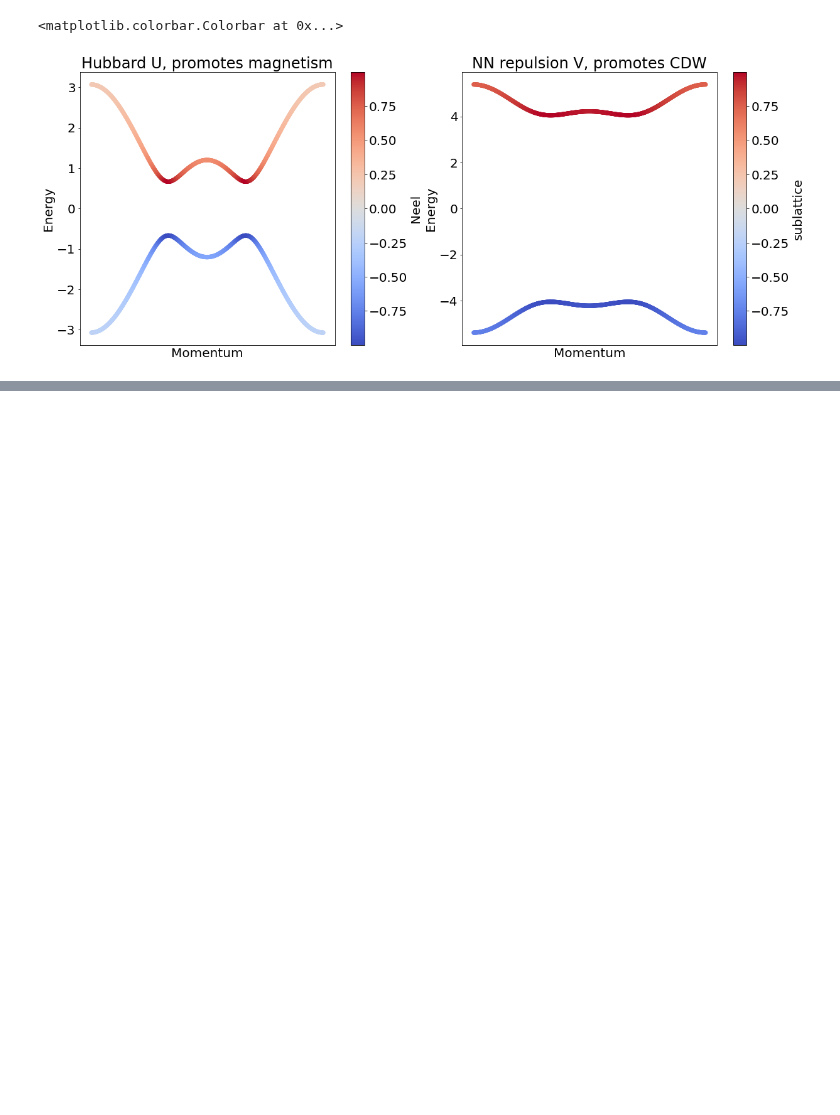
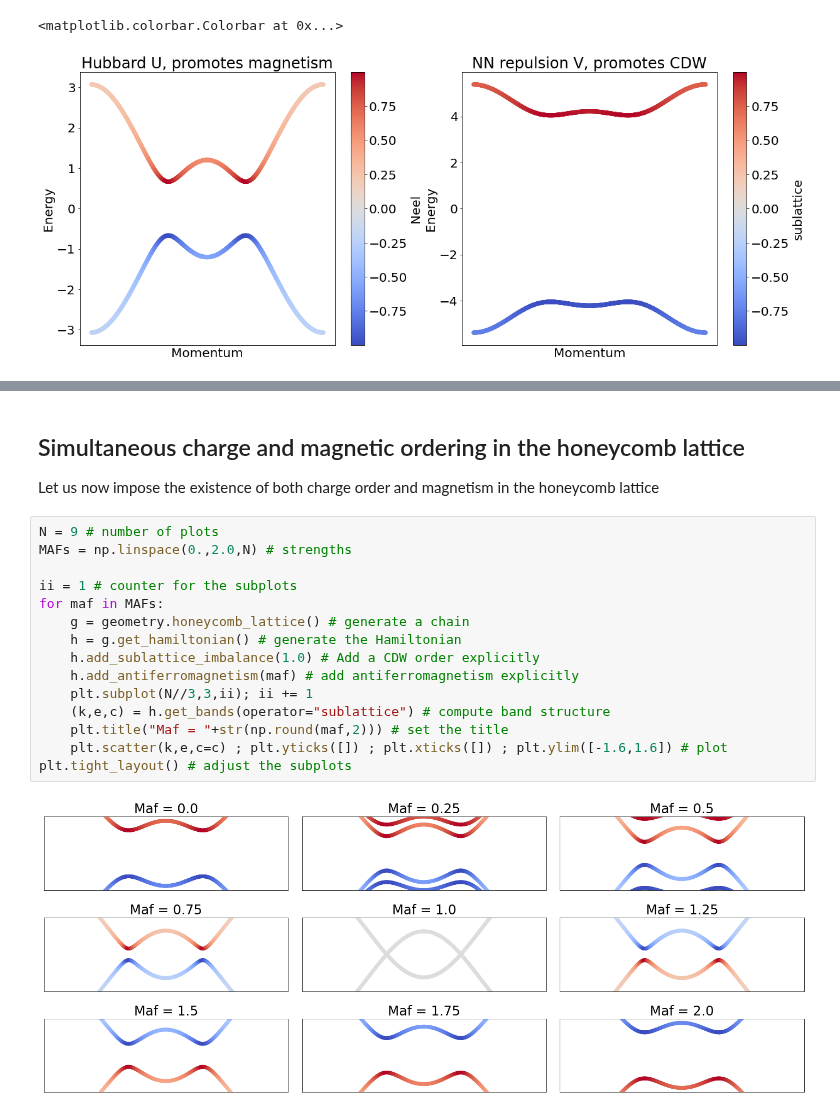
Before and after one commit to joselado/jyvaskyla_summer_school_2022, a Jupyter notebook: sessions/session3.ipynb, the cells around one changed output, grey strips where cells are left out. Drawn from its saved outputs; the diff is of its cells as text; blank space fills up the shorter version.

```diff
--- a/sessions/session3.ipynb
+++ b/sessions/session3.ipynb
@@ -252,0 +254,20 @@ plt.colorbar(label="sublattice") # plot
+# %% [markdown]
+## Simultaneous charge and magnetic ordering in the honeycomb lattice
+Let us now impose the existence of both charge order and magnetism in the honeycomb lattice
+# %%
+N = 9 # number of plots
+MAFs = np.linspace(0.,2.0,N) # strengths
+
+ii = 1 # counter for the subplots
+for maf in MAFs:
+    g = geometry.honeycomb_lattice() # generate a chain
+    h = g.get_hamiltonian() # generate the Hamiltonian
+    h.add_sublattice_imbalance(1.0) # Add a CDW order explicitly
+    h.add_antiferromagnetism(maf) # add antiferromagnetism explicitly
+    plt.subplot(N//3,3,ii); ii += 1
+    (k,e,c) = h.get_bands(operator="sublattice") # compute band structure
+    plt.title("Maf = "+str(np.round(maf,2))) # set the title
+    plt.scatter(k,e,c=c) ; plt.yticks([]) ; plt.xticks([]) ; plt.ylim([-1.6,1.6]) # plot
+plt.tight_layout() # adjust the subplots
+# %% [output]
+[figure, added]
```
Also changed, not shown: parts of 3 cells of this notebook, 2 other files.
